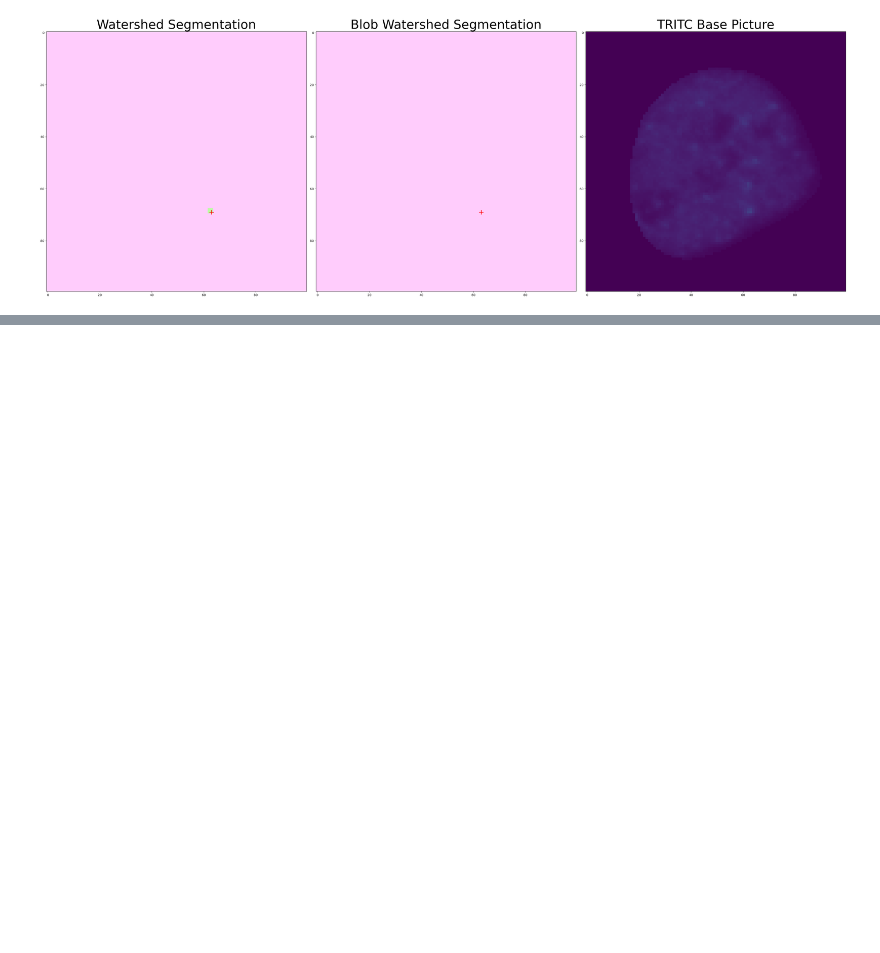
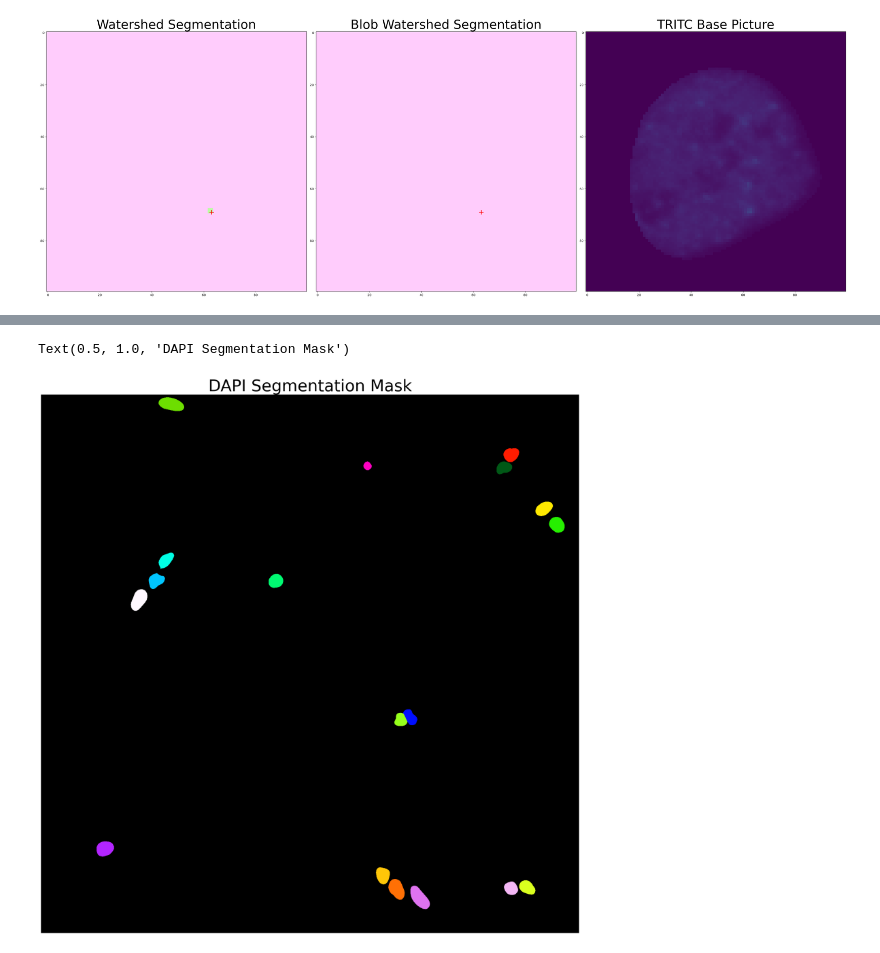
Before and after one commit to uhlmanngroup/Foci-Detection-Workflow, a Jupyter notebook: Notebooks/Single_Nucleus_Analysis.ipynb, the cells around one changed output, grey strips where cells are left out. Saved outputs shown, nothing was run; the diff lists cells and outputs as text; code cells hidden in the pictures; blank space fills up the shorter version.

```diff
--- a/Notebooks/Single_Nucleus_Analysis.ipynb
+++ b/Notebooks/Single_Nucleus_Analysis.ipynb
@@ -578,3 +633,32 @@ Text(0.5, 1.0, 'DAPI')
+# %%
+# Plotting Masks
+fig, axes = plt.subplots(nrows=1, ncols=1, figsize=(36, 24))
+
+
+
+# Create a shuffled colormap to randomize colors
+#np.random.seed(37)  # Makes the colors always the same
+num_labels = masks.max()  # Gets the highest number from the nuclei to know how many there are
+
+# Generate random colors for each nucleus (so for 150 nuclei there are 150 colors generated +1 for the background)
+colors = plt.cm.gist_ncar(np.linspace(0, 1, num_labels + 1))
+np.random.shuffle(colors[1:])  # Shuffle all colors starting at 1 except background (index 0)
+
+# Set background to black: colors[0] to black [R=0, G=0, B=0, Alpha=1] so the background is always black
+colors[0] = [0, 0, 0, 1]
+
+# Create custom colormap, listedColormap takes the array of colors and creates a matplotlib colormap object
+custom_cmap = ListedColormap(colors)
+
+# Create display mask with proper color indexing
+masks_display = masks.copy()
+# Normalize to 0-1 range for colormap
+axes.imshow(masks_display, cmap=custom_cmap, vmin=0, vmax=num_labels)
+axes.axis('off')
+axes.set_title('DAPI Segmentation Mask', fontsize=40)
+# %% [output]
+Text(0.5, 1.0, 'DAPI Segmentation Mask')
+[figure, added]
 # %%
 # Plotting Masks
 fig, axes = plt.subplots(nrows=2, ncols=3, figsize=(36, 24))
```
Also changed, not shown: parts of 9 cells of this notebook.
